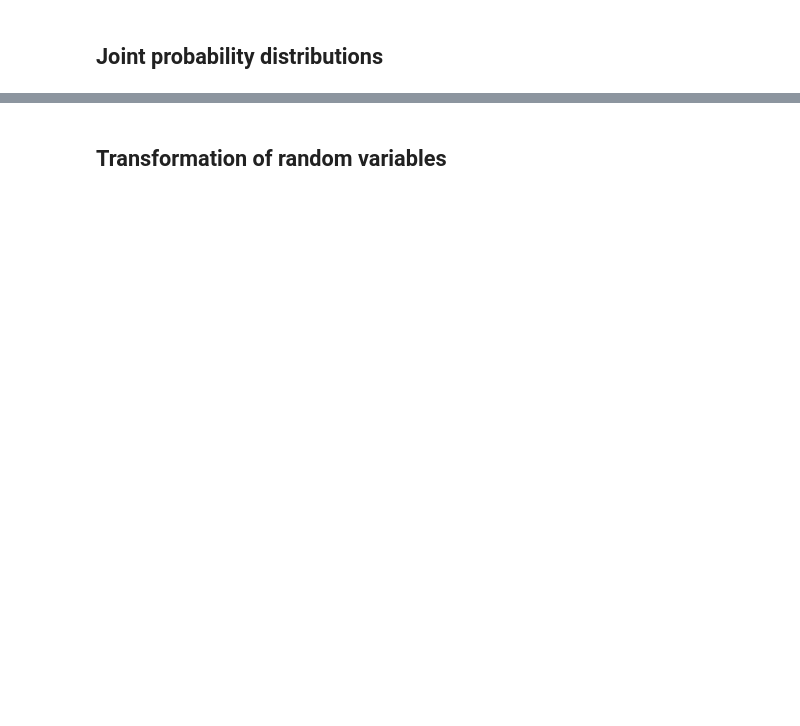
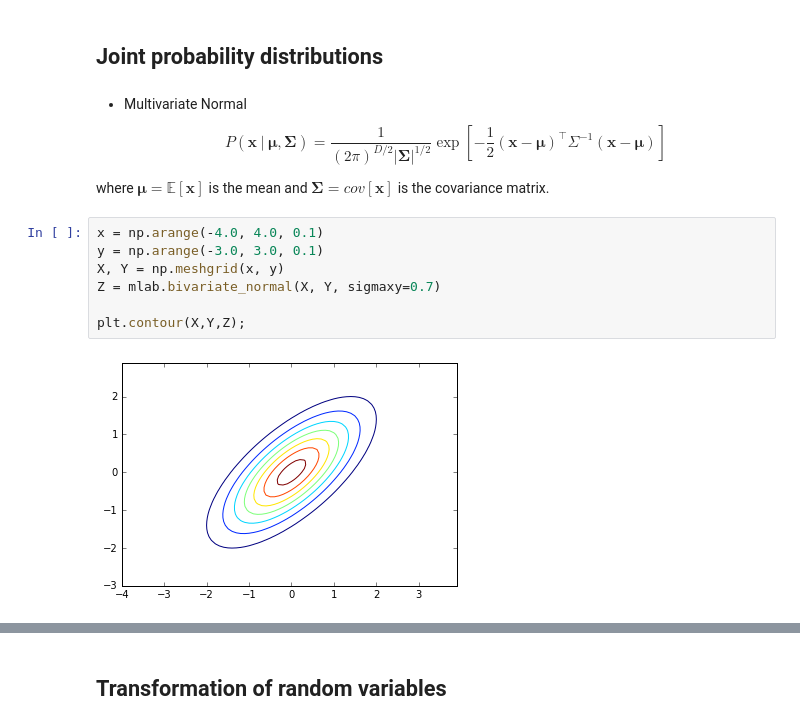
Before and after one commit to prcastro/MurphyProbabilisticML, a Jupyter notebook: chapters/Chapter 2.ipynb, the cells around one changed output, grey strips where cells are left out. Saved outputs shown, nothing was run; the diff lists cells and outputs as text; blank space fills up the shorter version.

```diff
--- a/chapters/Chapter 2.ipynb
+++ b/chapters/Chapter 2.ipynb
@@ -175,2 +198,16 @@ $$P(x~|~k,m) = km^kx^{-(k+1)}\mathbb{I}(x\geq m)$$
 # %% [markdown]
 ## Joint probability distributions
+# %% [markdown]
+* Multivariate Normal
+$$P(\mathbf{x}~|~\mathbf{\mu}, \mathbf{\Sigma}) = \frac{1}{(2\pi)^{D/2} \left|\mathbf{\Sigma}\right|^{1/2}} \exp\left[-\frac{1}{2}(\mathbf{x} - \mathbf{\mu})^\intercal \Sigma^{-1}(\mathbf{x} - \mathbf{\mu})\right]$$
+
+where $\mathbf{\mu} = \mathbb{E}[\mathbf{x}]$ is the mean and $\mathbf{\Sigma} = cov[\mathbf{x}]$ is the covariance matrix.
+# %%
+x = np.arange(-4.0, 4.0, 0.1)
+y = np.arange(-3.0, 3.0, 0.1)
+X, Y = np.meshgrid(x, y)
+Z = mlab.bivariate_normal(X, Y, sigmaxy=0.7)
+
+plt.contour(X,Y,Z);
+# %% [output]
+[figure, added]
```
Also changed, not shown: parts of 14 cells of this notebook, 1 other file.
